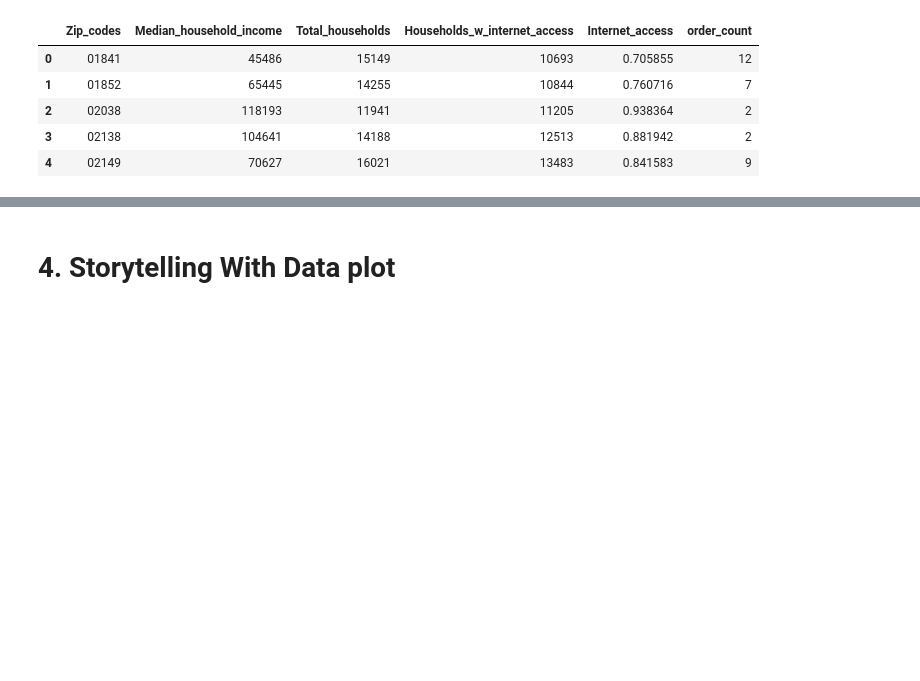
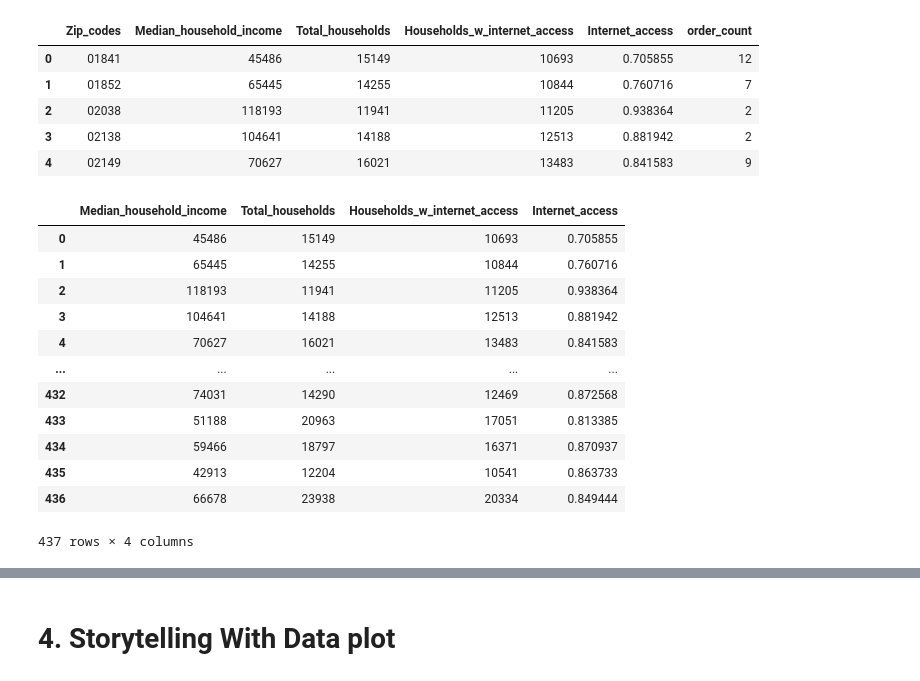
Before and after one commit to Haleymussary00/Module-B-semester-2, a Jupyter notebook: Week11.ipynb, the cells around one changed output, grey strips where cells are left out. Drawn from its saved outputs; the diff is of its cells as text; code cells hidden in the pictures; blank space fills up the shorter version.

```diff
--- a/Week11.ipynb
+++ b/Week11.ipynb
@@ -222,3 +222,20 @@ merged_df.head(5)
 | 2 | 02038 | 118193 | 11941 | 11205 | 0.938364 | 2 |
 | 3 | 02138 | 104641 | 14188 | 12513 | 0.881942 | 2 |
 | 4 | 02149 | 70627 | 16021 | 13483 | 0.841583 | 9 |
+# %%
+X_cols = merged_df[["Median_household_income", "Total_households", "Households_w_internet_access", "Internet_access"]]
+X_cols
+# %% [output]
+|  | Median_household_income | Total_households | Households_w_internet_access | Internet_access |
+| 0 | 45486 | 15149 | 10693 | 0.705855 |
+| 1 | 65445 | 14255 | 10844 | 0.760716 |
+| 2 | 118193 | 11941 | 11205 | 0.938364 |
+| 3 | 104641 | 14188 | 12513 | 0.881942 |
+| 4 | 70627 | 16021 | 13483 | 0.841583 |
+| ... | ... | ... | ... | ... |
+| 432 | 74031 | 14290 | 12469 | 0.872568 |
+| 433 | 51188 | 20963 | 17051 | 0.813385 |
+| 434 | 59466 | 18797 | 16371 | 0.870937 |
+| 435 | 42913 | 12204 | 10541 | 0.863733 |
+| 436 | 66678 | 23938 | 20334 | 0.849444 |
+437 rows × 4 columns
```
Also changed, not shown: parts of 12 cells of this notebook, 1 other file.
